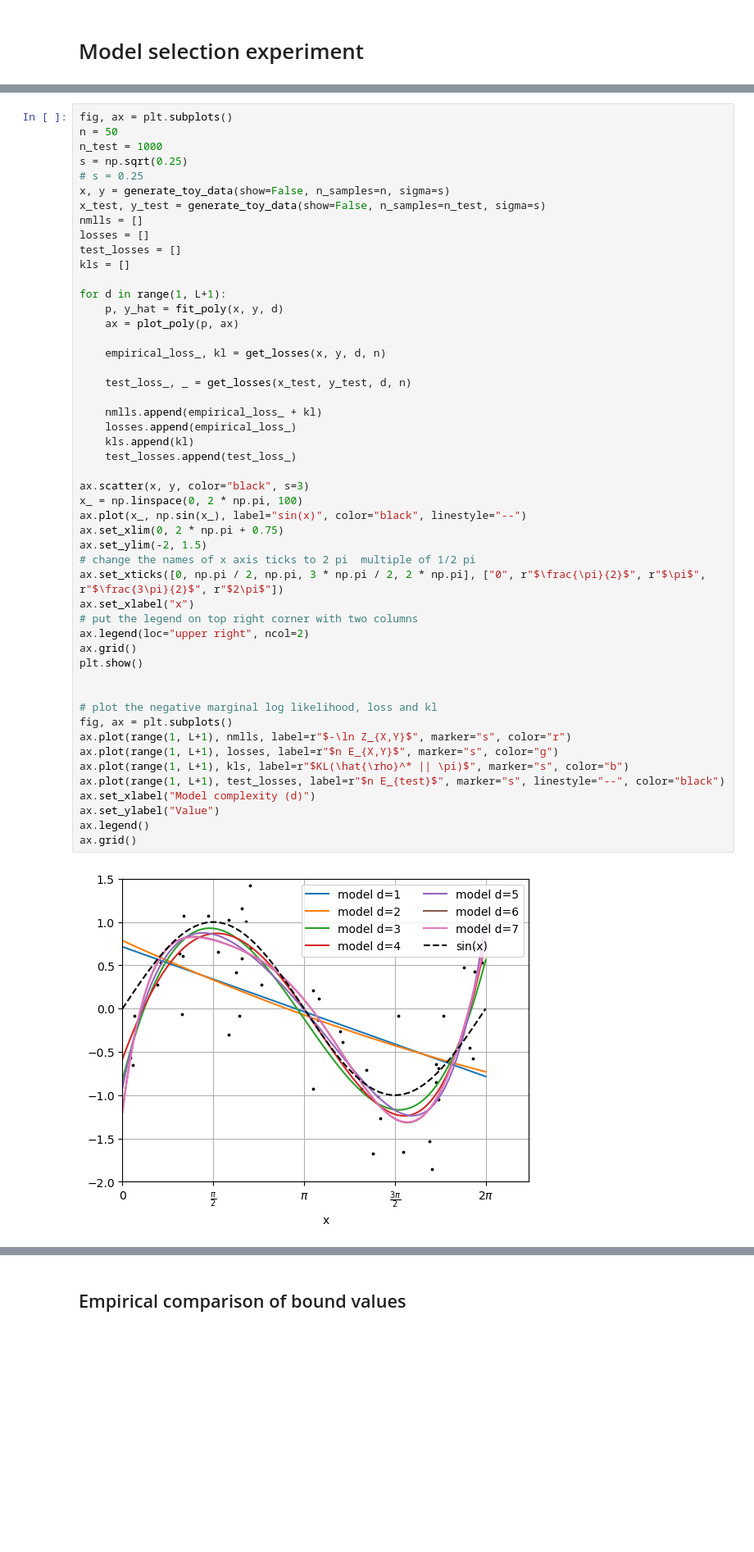
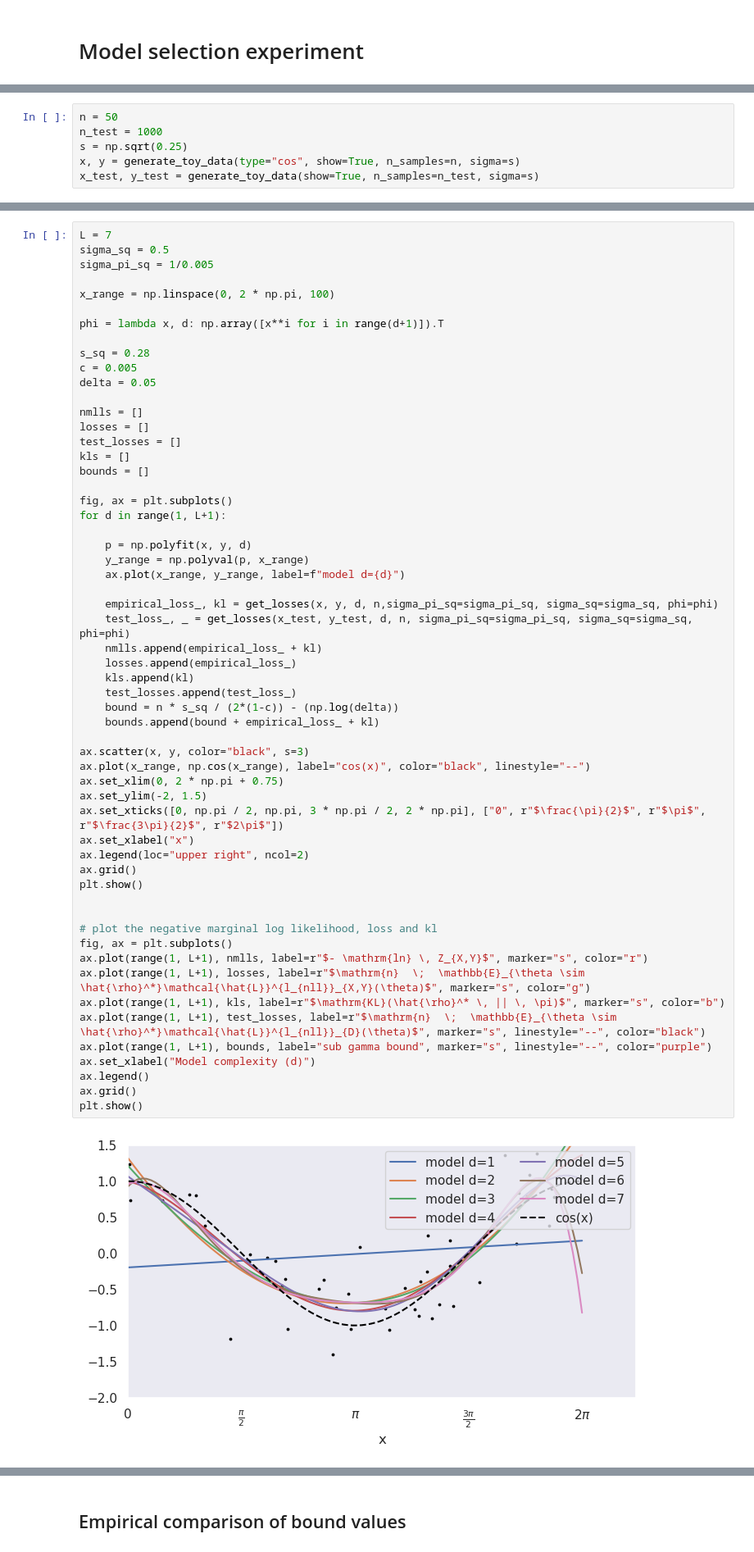
Before and after one commit to MAHDI-Imen/PACBayes, a Jupyter notebook: PAC_Bayesian.ipynb, the cells around one changed output, grey strips where cells are left out. Shown at 82% size. Drawn from its saved outputs; the diff is of its cells as text; blank space fills up the shorter version.

```diff
--- a/PAC_Bayesian.ipynb
+++ b/PAC_Bayesian.ipynb
@@ -87,0 +23,6 @@ def get_losses(x, y, d, n):
+# %%
+n = 50
+n_test = 1000
+s = np.sqrt(0.25)
+x, y = generate_toy_data(type="cos", show=True, n_samples=n, sigma=s)
+x_test, y_test = generate_toy_data(show=True, n_samples=n_test, sigma=s)
@@ -88,52 +34,59 @@ def get_losses(x, y, d, n):
 # %%
-fig, ax = plt.subplots()
-n = 50
-n_test = 1000
-s = np.sqrt(0.25)
-# s = 0.25
-x, y = generate_toy_data(show=False, n_samples=n, sigma=s)
-x_test, y_test = generate_toy_data(show=False, n_samples=n_test, sigma=s)
+L = 7
+sigma_sq = 0.5
+sigma_pi_sq = 1/0.005
+
+x_range = np.linspace(0, 2 * np.pi, 100)
+
+phi = lambda x, d: np.array([x**i for i in range(d+1)]).T
+
+s_sq = 0.28
+c = 0.005
+delta = 0.05
+
 nmlls = []
 losses = []
 test_losses = []
 kls = []
+bounds = []
 
+fig, ax = plt.subplots()
 for d in range(1, L+1):
-    p, y_hat = fit_poly(x, y, d)
-    ax = plot_poly(p, ax)
 
-    empirical_loss_, kl = get_losses(x, y, d, n)
+    p = np.polyfit(x, y, d)
+    y_range = np.polyval(p, x_range)
+    ax.plot(x_range, y_range, label=f"model d={d}")
 
-    test_loss_, _ = get_losses(x_test, y_test, d, n)
-
+    empirical_loss_, kl = get_losses(x, y, d, n,sigma_pi_sq=sigma_pi_sq, sigma_sq=sigma_sq, phi=phi)
+    test_loss_, _ = get_losses(x_test, y_test, d, n, sigma_pi_sq=sigma_pi_sq, sigma_sq=sigma_sq, phi=phi)
     nmlls.append(empirical_loss_ + kl)
     losses.append(empirical_loss_)
     kls.append(kl)
     test_losses.append(test_loss_)
+    bound = n * s_sq / (2*(1-c)) - (np.log(delta))
+    bounds.append(bound + empirical_loss_ + kl)
 
 ax.scatter(x, y, color="black", s=3)
-x_ = np.linspace(0, 2 * np.pi, 100)
-ax.plot(x_, np.sin(x_), label="sin(x)", color="black", linestyle="--")
+ax.plot(x_range, np.cos(x_range), label="cos(x)", color="black", linestyle="--")
 ax.set_xlim(0, 2 * np.pi + 0.75)
 ax.set_ylim(-2, 1.5)
-# change the names of x axis ticks to 2 pi  multiple of 1/2 pi
 ax.set_xticks([0, np.pi / 2, np.pi, 3 * np.pi / 2, 2 * np.pi], ["0", r"$\frac{\pi}{2}$", r"$\pi$", r"$\frac{3\pi}{2}$", r"$2\pi$"])
 ax.set_xlabel("x")
-# put the legend on top right corner with two columns
 ax.legend(loc="upper right", ncol=2)
 ax.grid()
 plt.show()
 
 
 # plot the negative marginal log likelihood, loss and kl
 fig, ax = plt.subplots()
-ax.plot(range(1, L+1), nmlls, label=r"$-\ln Z_{X,Y}$", marker="s", color="r")
-ax.plot(range(1, L+1), losses, label=r"$n E_{X,Y}$", marker="s", color="g")
-ax.plot(range(1, L+1), kls, label=r"$KL(\hat{\rho}^* || \pi)$", marker="s", color="b")
-ax.plot(range(1, L+1), test_losses, label=r"$n E_{test}$", marker="s", linestyle="--", color="black")
+ax.plot(range(1, L+1), nmlls, label=r"$- \mathrm{ln} \, Z_{X,Y}$", marker="s", color="r")
+ax.plot(range(1, L+1), losses, label=r"$\mathrm{n}  \;  \mathbb{E}_{\theta \sim \hat{\rho}^*}\mathcal{\hat{L}}^{l_{nll}}_{X,Y}(\theta)$", marker="s", color="g")
+ax.plot(range(1, L+1), kls, label=r"$\mathrm{KL}(\hat{\rho}^* \, || \, \pi)$", marker="s", color="b")
+ax.plot(range(1, L+1), test_losses, label=r"$\mathrm{n}  \;  \mathbb{E}_{\theta \sim \hat{\rho}^*}\mathcal{\hat{L}}^{l_{nll}}_{D}(\theta)$", marker="s", linestyle="--", color="black")
+ax.plot(range(1, L+1), bounds, label="sub gamma bound", marker="s", linestyle="--", color="purple")
 ax.set_xlabel("Model complexity (d)")
-ax.set_ylabel("Value")
 ax.legend()
 ax.grid()
+plt.show()
 # %% [output]
-[figure, old version]
+[figure, new version]
```
Also changed, not shown: parts of 23 cells of this notebook, 12 other files.
